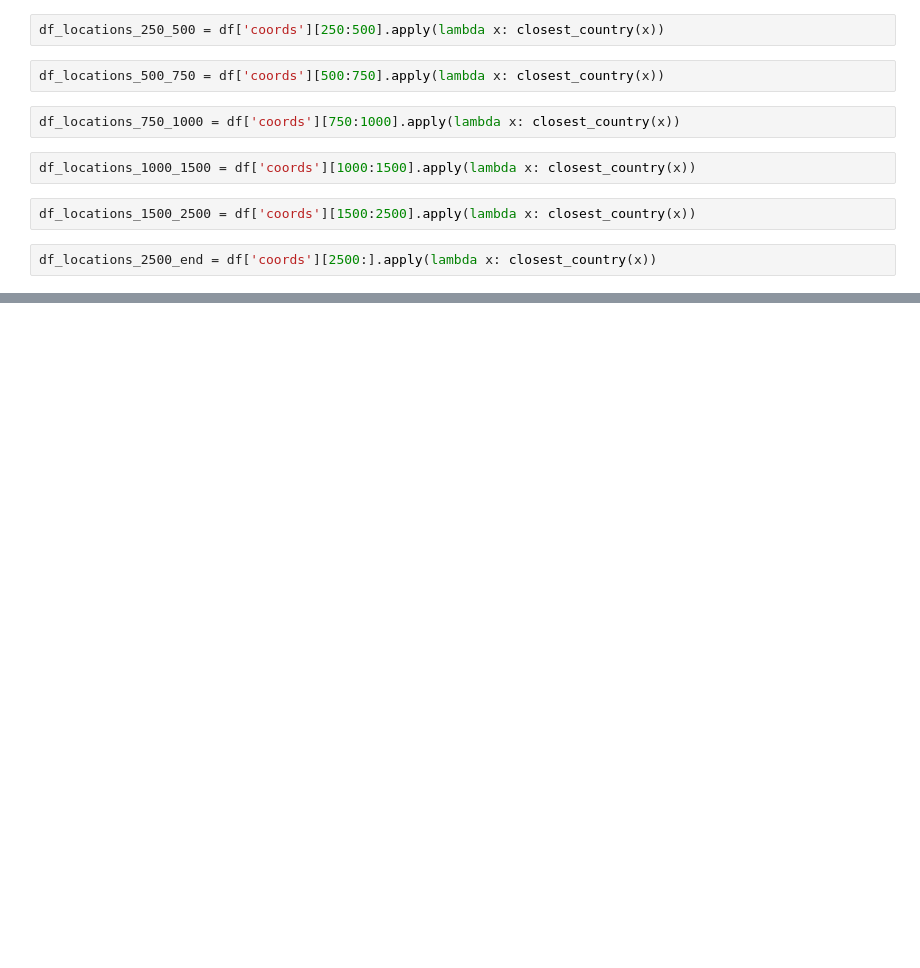
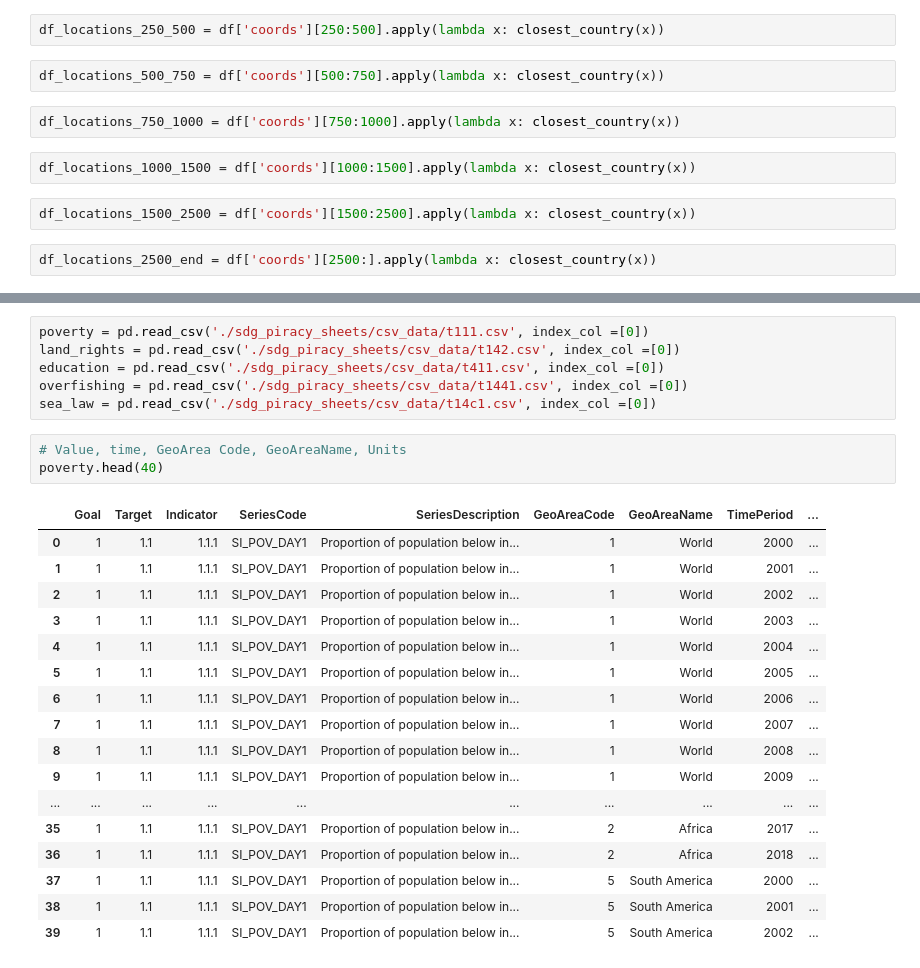
Before and after one commit to akamara05/Maritime_pirate_project, a Jupyter notebook: Coordinate book.ipynb, the cells around one changed output, grey strips where cells are left out. Drawn from its saved outputs; the diff is of its cells as text; blank space fills up the shorter version.

```diff
--- a/Coordinate book.ipynb
+++ b/Coordinate book.ipynb
@@ -52,0 +87,27 @@ df_locations_2500_end = df['coords'][2500:].apply(lambda x: closest_country(x))
+# %%
+poverty = pd.read_csv('./sdg_piracy_sheets/csv_data/t111.csv', index_col =[0])
+land_rights = pd.read_csv('./sdg_piracy_sheets/csv_data/t142.csv', index_col =[0])
+education = pd.read_csv('./sdg_piracy_sheets/csv_data/t411.csv', index_col =[0])
+overfishing = pd.read_csv('./sdg_piracy_sheets/csv_data/t1441.csv', index_col =[0])
+sea_law = pd.read_csv('./sdg_piracy_sheets/csv_data/t14c1.csv', index_col =[0])
+# %%
+# Value, time, GeoArea Code, GeoAreaName, Units
+poverty.head(40)
+# %% [output]
+|  | Goal | Target | Indicator | SeriesCode | SeriesDescription | GeoAreaCode | GeoAreaName | TimePeriod | ... |
+| 0 | 1 | 1.1 | 1.1.1 | SI_POV_DAY1 | Proportion of population below in... | 1 | World | 2000 | ... |
+| 1 | 1 | 1.1 | 1.1.1 | SI_POV_DAY1 | Proportion of population below in... | 1 | World | 2001 | ... |
+| 2 | 1 | 1.1 | 1.1.1 | SI_POV_DAY1 | Proportion of population below in... | 1 | World | 2002 | ... |
+| 3 | 1 | 1.1 | 1.1.1 | SI_POV_DAY1 | Proportion of population below in... | 1 | World | 2003 | ... |
+| 4 | 1 | 1.1 | 1.1.1 | SI_POV_DAY1 | Proportion of population below in... | 1 | World | 2004 | ... |
+| 5 | 1 | 1.1 | 1.1.1 | SI_POV_DAY1 | Proportion of population below in... | 1 | World | 2005 | ... |
+| 6 | 1 | 1.1 | 1.1.1 | SI_POV_DAY1 | Proportion of population below in... | 1 | World | 2006 | ... |
+| 7 | 1 | 1.1 | 1.1.1 | SI_POV_DAY1 | Proportion of population below in... | 1 | World | 2007 | ... |
+| 8 | 1 | 1.1 | 1.1.1 | SI_POV_DAY1 | Proportion of population below in... | 1 | World | 2008 | ... |
+| 9 | 1 | 1.1 | 1.1.1 | SI_POV_DAY1 | Proportion of population below in... | 1 | World | 2009 | ... |
+| ... | ... | ... | ... | ... | ... | ... | ... | ... | ... |
+| 35 | 1 | 1.1 | 1.1.1 | SI_POV_DAY1 | Proportion of population below in... | 2 | Africa | 2017 | ... |
+| 36 | 1 | 1.1 | 1.1.1 | SI_POV_DAY1 | Proportion of population below in... | 2 | Africa | 2018 | ... |
+| 37 | 1 | 1.1 | 1.1.1 | SI_POV_DAY1 | Proportion of population below in... | 5 | South America | 2000 | ... |
+| 38 | 1 | 1.1 | 1.1.1 | SI_POV_DAY1 | Proportion of population below in... | 5 | South America | 2001 | ... |
+| 39 | 1 | 1.1 | 1.1.1 | SI_POV_DAY1 | Proportion of population below in... | 5 | South America | 2002 | ... |
```
Also changed, not shown: parts of 13 cells of this notebook.
